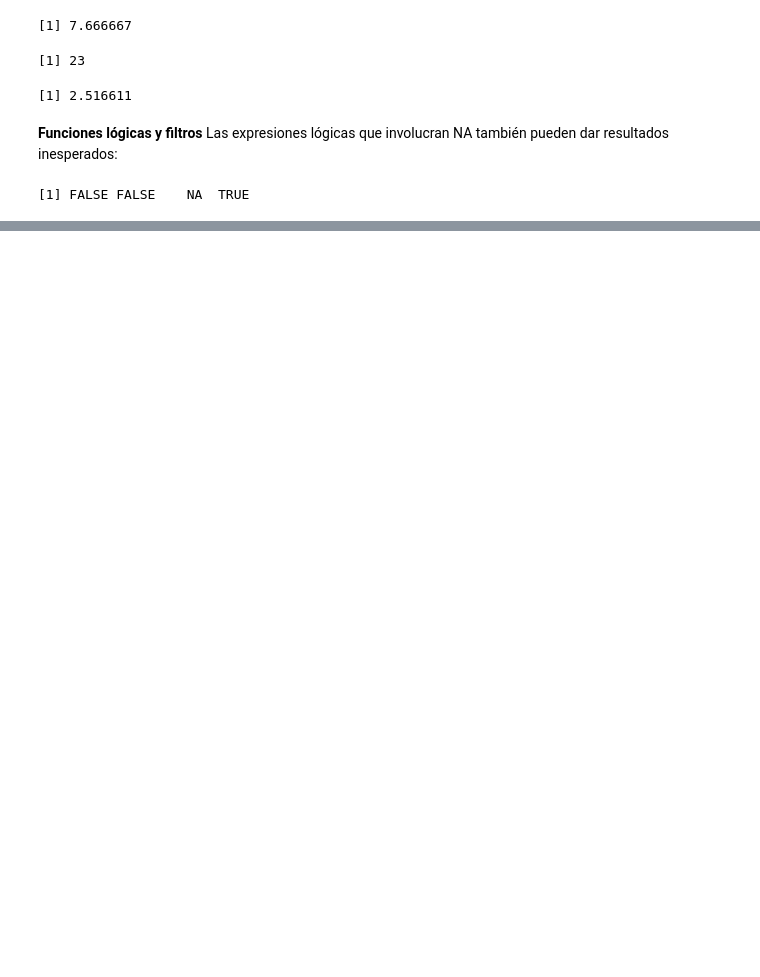
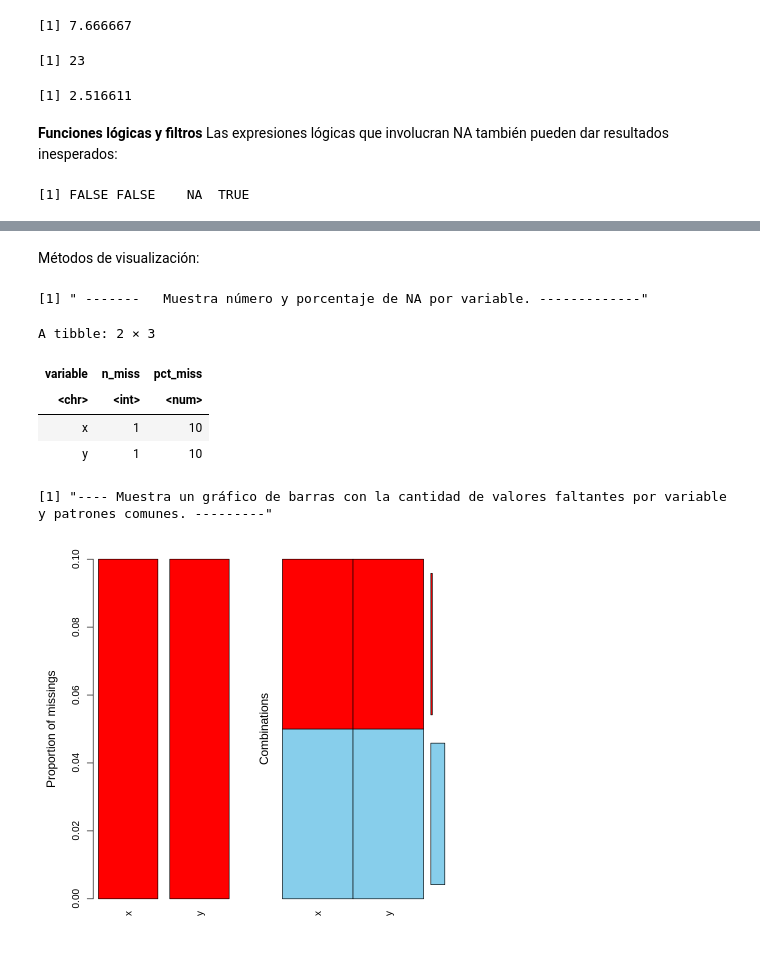
Before and after one commit to ednavivianasegura/ERAP_Curso_R, a Jupyter notebook: ERAP_R_Course_ModuloII.ipynb, the cells around one changed output, grey strips where cells are left out. Drawn from its saved outputs; the diff is of its cells as text; code cells hidden in the pictures; blank space fills up the shorter version.

```diff
--- a/ERAP_R_Course_ModuloII.ipynb
+++ b/ERAP_R_Course_ModuloII.ipynb
@@ -57,0 +73,12 @@ x > 2
+# %%
+library(dplyr)
+
+df <- data.frame(grupo = c("A", "A", "B", "B"), valor = c(10, NA, 5, 8))
+
+df %>%
+  group_by(grupo) %>%
+  summarise(media = mean(valor))  # Resultado: NA para grupo A (el que contiene NAs)
+
+df %>%
+  group_by(grupo) %>%
+  summarise(media = mean(valor, na.rm = TRUE))  # Ignora los NA correctamente
@@ -57,0 +288,19 @@ x > 2
+# %% [markdown]
+Métodos de visualización:
+# %%
+print(" -------   Muestra número y porcentaje de NA por variable. -------------")
+
+miss_var_summary(df)
+
+print("---- Muestra un gráfico de barras con la cantidad de valores faltantes por variable y patrones comunes. ---------")
+
+aggr(df)
+# %% [output]
+[1] " -------   Muestra número y porcentaje de NA por variable. -------------"
+A tibble: 2 × 3
+| variable | n_miss | pct_miss |
+| <chr> | <int> | <num> |
+| x | 1 | 10 |
+| y | 1 | 10 |
+[1] "---- Muestra un gráfico de barras con la cantidad de valores faltantes por variable y patrones comunes. ---------"
+[figure, added]
```
Also changed, not shown: parts of 15 cells of this notebook.
